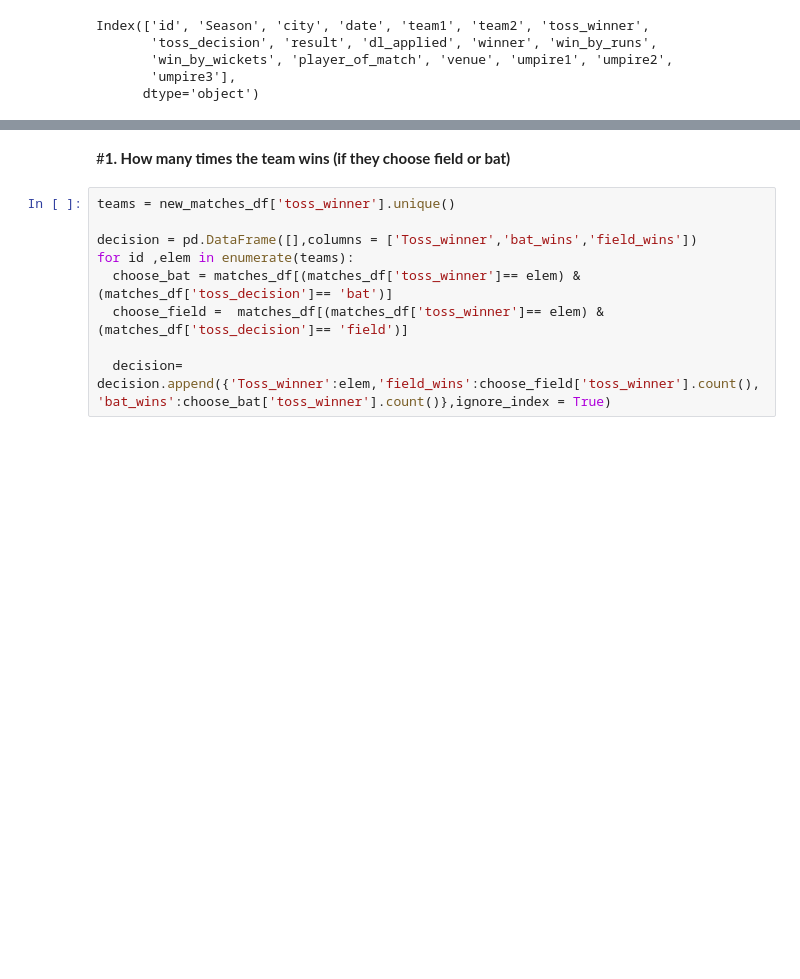
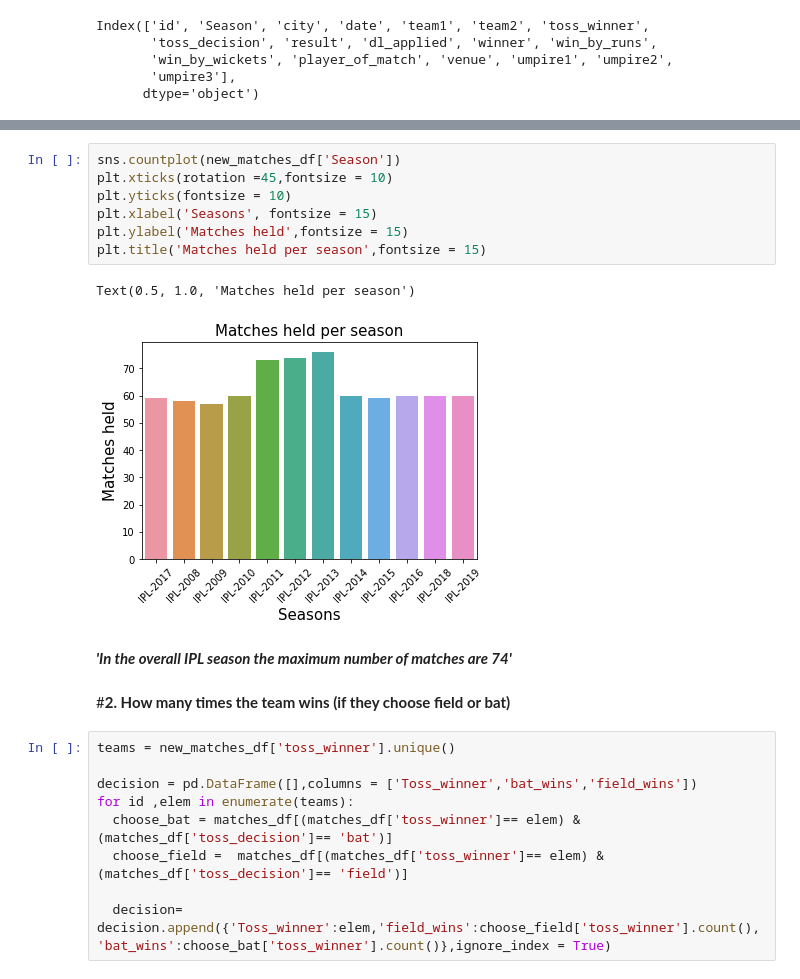
Before and after one commit to Navin321-alma/EDA-IPL-Cricket-Data-Analysis, a Jupyter notebook: self_notebook_IPL_T20_Cricket_Analysis_Capstone_Project.ipynb, the cells around one changed output, grey strips where cells are left out. Drawn from its saved outputs; the diff is of its cells as text; blank space fills up the shorter version.

```diff
--- a/self_notebook_IPL_T20_Cricket_Analysis_Capstone_Project.ipynb
+++ b/self_notebook_IPL_T20_Cricket_Analysis_Capstone_Project.ipynb
@@ -139,5 +174,17 @@ new_matches_df.head()
+# %%
+sns.countplot(new_matches_df['Season'])
+plt.xticks(rotation =45,fontsize = 10)
+plt.yticks(fontsize = 10)
+plt.xlabel('Seasons', fontsize = 15)
+plt.ylabel('Matches held',fontsize = 15)
+plt.title('Matches held per season',fontsize = 15)
+# %% [output]
+Text(0.5, 1.0, 'Matches held per season')
+[figure, added]
+# %% [markdown]
+***'In the overall IPL season the maximum number of matches are 74'***
 # %% [markdown]
-#**1. How many times the team wins (if they choose field or bat)**
+#**2. How many times the team wins (if they choose field or bat)**
 # %%
 teams = new_matches_df['toss_winner'].unique()
 
```
Also changed, not shown: parts of 28 cells of this notebook.
